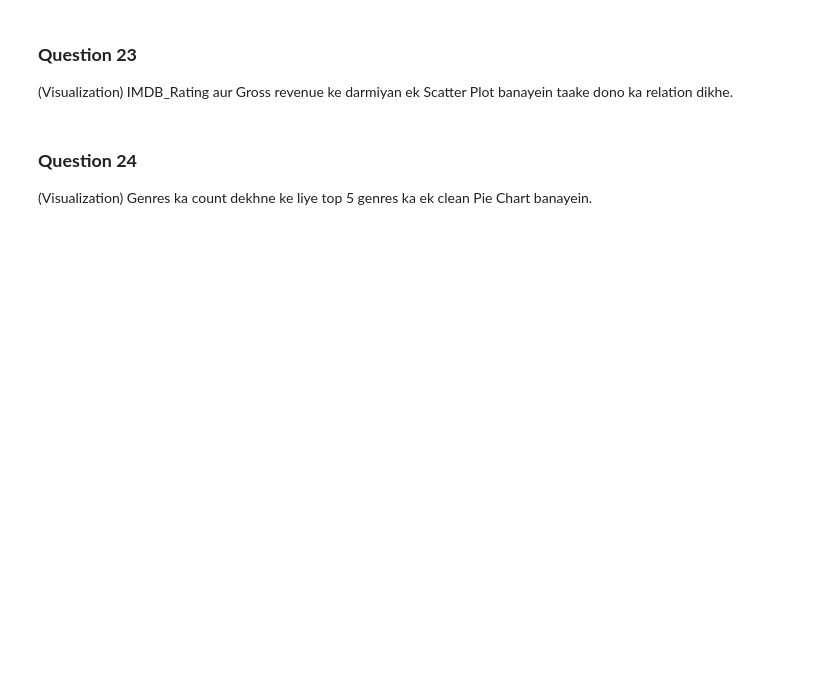
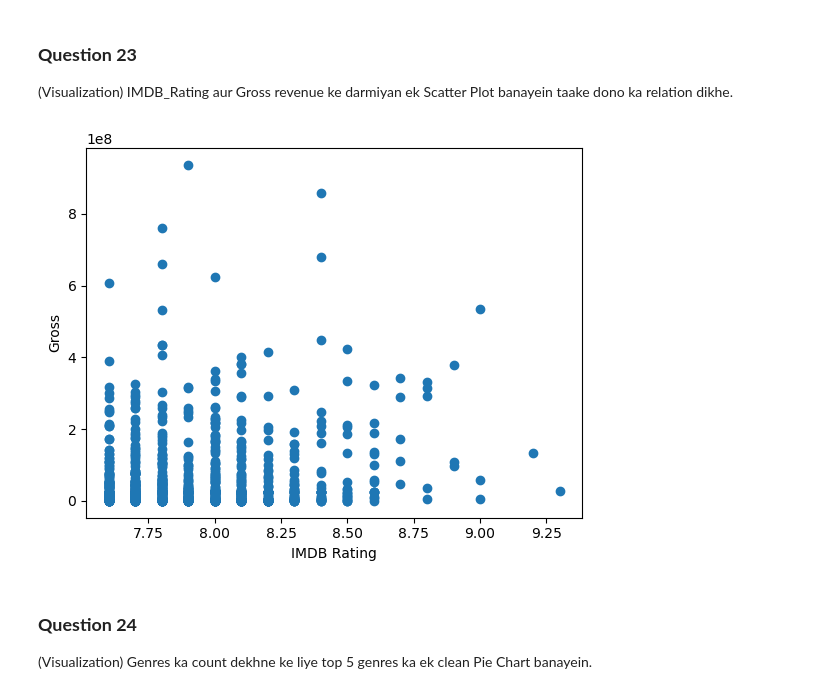
Before and after one commit to Azam-web788/Ai-fourth-assignment, a Jupyter notebook: Movie_Data_Assignment.ipynb, the cells around one changed output. Cells and saved outputs as stored; diff of their text form; code cells hidden in the pictures; blank space fills up the shorter version.

```diff
--- a/Movie_Data_Assignment.ipynb
+++ b/Movie_Data_Assignment.ipynb
@@ -216,10 +320,12 @@ plt.show()
 ### **Question 23**
 (Visualization) IMDB_Rating aur Gross revenue ke darmiyan ek Scatter Plot banayein taake dono ka relation dikhe.
 # %%
-plt.scatter(movies["IMDB_Rating"], movies["Gross"])
+plt.scatter(df["IMDB_Rating"], df["Gross"])
 plt.xlabel("IMDB Rating")
 plt.ylabel("Gross")
 plt.show()
+# %% [output]
+[figure, added]
 # %% [markdown]
 ### **Question 24**
 (Visualization) Genres ka count dekhne ke liye top 5 genres ka ek clean Pie Chart banayein.
```
Also changed, not shown: parts of 35 cells of this notebook, 1 other file.
